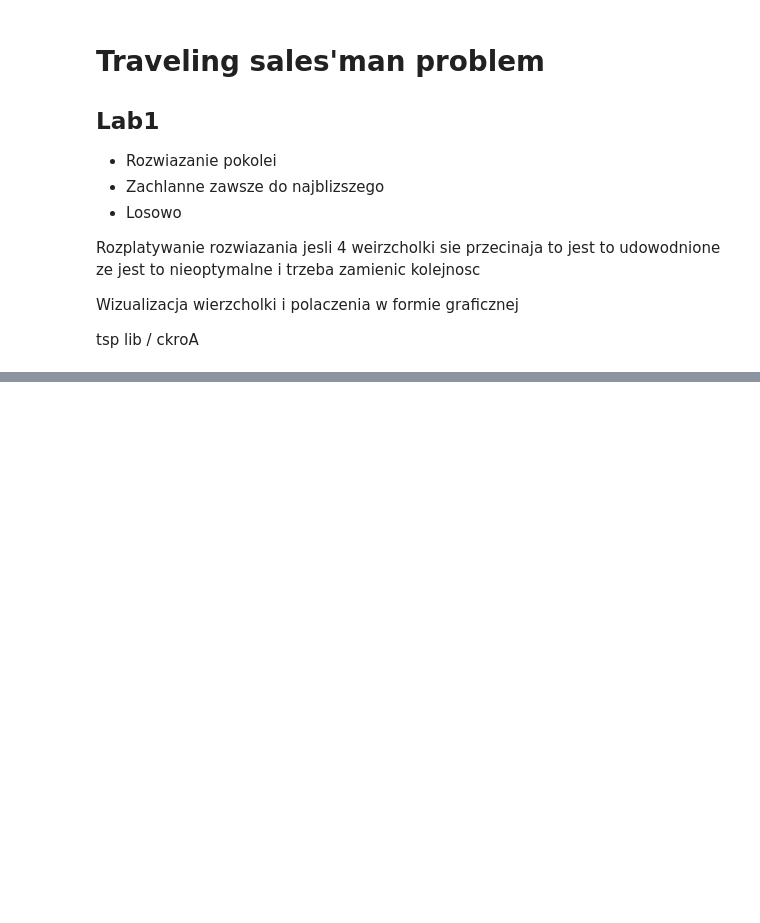
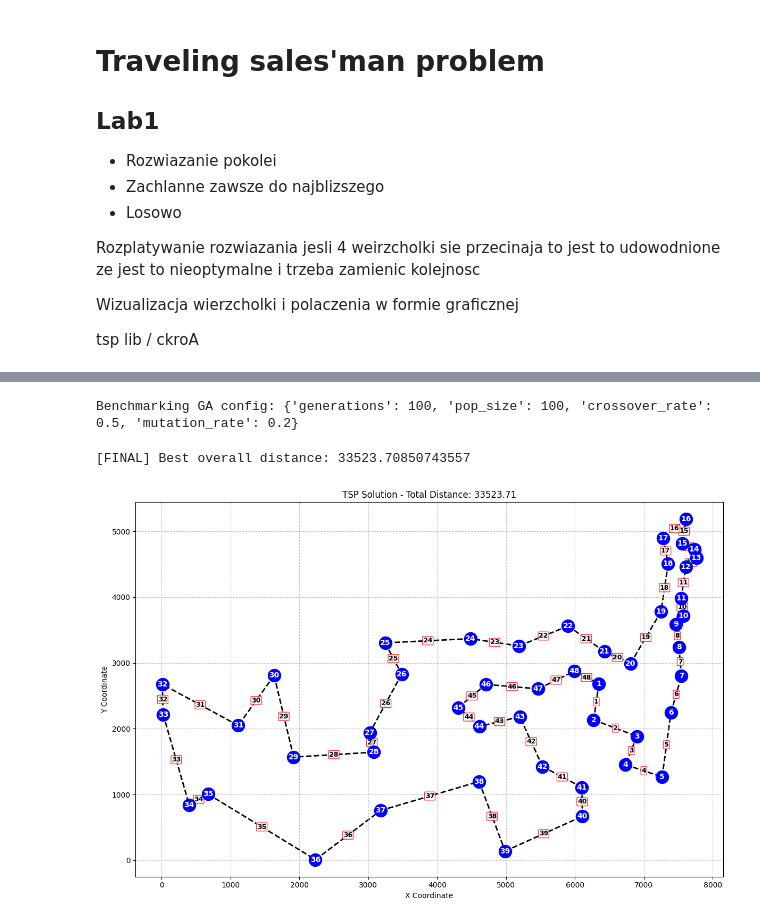
Before and after one commit to huskyybtw/ISA-Optymalizacja-Procesow-Dyskretnych, a Jupyter notebook: TSP/tsp.ipynb, the cells around one changed output, grey strips where cells are left out. Saved outputs shown, nothing was run; the diff lists cells and outputs as text; code cells hidden in the pictures; blank space fills up the shorter version.

Commit message:
genetic

```diff
--- a/TSP/tsp.ipynb
+++ b/TSP/tsp.ipynb
@@ -426,0 +283,72 @@ plot_tsp_solution(calculate_distance, order)
+# %%
+import time
+
+base_config = {'generations': 100, 'pop_size': 100, 'crossover_rate': 0.5, 'mutation_rate': 0.2}
+
+ga_configs = [
+    base_config,
+    # Zmieniamy tylko generacje
+    {**base_config, 'generations': 50},
+    {**base_config, 'generations': 150},
+    {**base_config, 'generations': 200},
+
+    # Zmieniamy tylko populację
+    {**base_config, 'pop_size': 50},
+    {**base_config, 'pop_size': 150},
+    {**base_config, 'pop_size': 200},
+
+    # Zmieniamy tylko crossover_rate
+    {**base_config, 'crossover_rate': 0.6},
+    {**base_config, 'crossover_rate': 0.9},
+    {**base_config, 'crossover_rate': 1.0},
+
+    {**base_config, 'mutation_rate': 0.5},
+    {**base_config, 'mutation_rate': 0.6},
+    {**base_config, 'mutation_rate': 0.7},
+    {**base_config, 'mutation_rate': 0.8},
+    {**base_config, 'mutation_rate': 0.9},
+    {**base_config, 'mutation_rate': 1.0},  # całkowicie losowa ścieżka co pokolenie
+]
+
+
+def benchmark_genetic_algorithm(data, configs, runs=5):
+    results = []
+    for config in configs:
+        distances = []
+        times = []
+        print(f"Benchmarking GA config: {config}")
+        for _ in range(runs):
+            start_time = time.time()
+            best_distance, best_path = genetic_algorithm(
+                data.copy(),
+                generations=config['generations'],
+                pop_size=config['pop_size'],
+                crossover_rate=config['crossover_rate'],
+                mutation_rate=config['mutation_rate']
+            )
+            elapsed = time.time() - start_time
+            distances.append(best_distance)
+            times.append(elapsed)
+
+        avg_distance = sum(distances) / runs
+        avg_time = sum(times) / runs
+        results.append({
+            'config': config,
+            'avg_distance': avg_distance,
+            'avg_time': avg_time
+        })
+        print(f"Avg distance: {avg_distance:.2f}, Avg time: {avg_time:.3f} sec\n")
+    return results
+
+data = load_file("pr144.tsp")
+benchmark_genetic_algorithm(data, ga_configs)
+# %% [output]
+Benchmarking GA config: {'generations': 100, 'pop_size': 100, 'crossover_rate': 0.5, 'mutation_rate': 0.2}
+# %%
+data = load_file("att48.tsp")
+best_distance, best_path = genetic_algorithm(data)
+plot_tsp_solution(best_distance, best_path)
+#33523
+# %% [output]
+[FINAL] Best overall distance: 33523.70850743557
+[figure, added]
```
Also changed, not shown: parts of 15 cells of this notebook, 1 other file.
